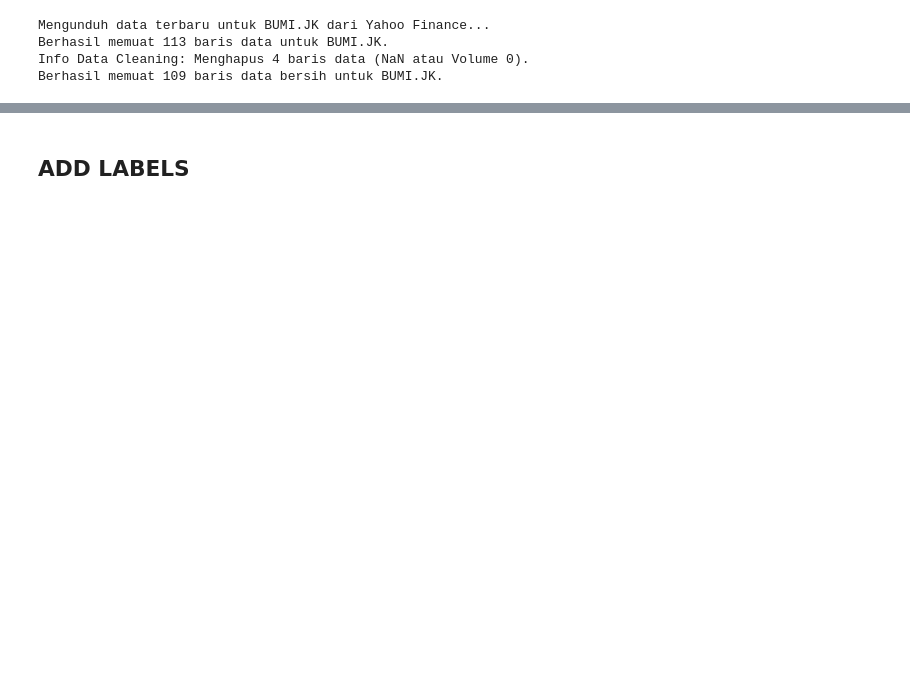
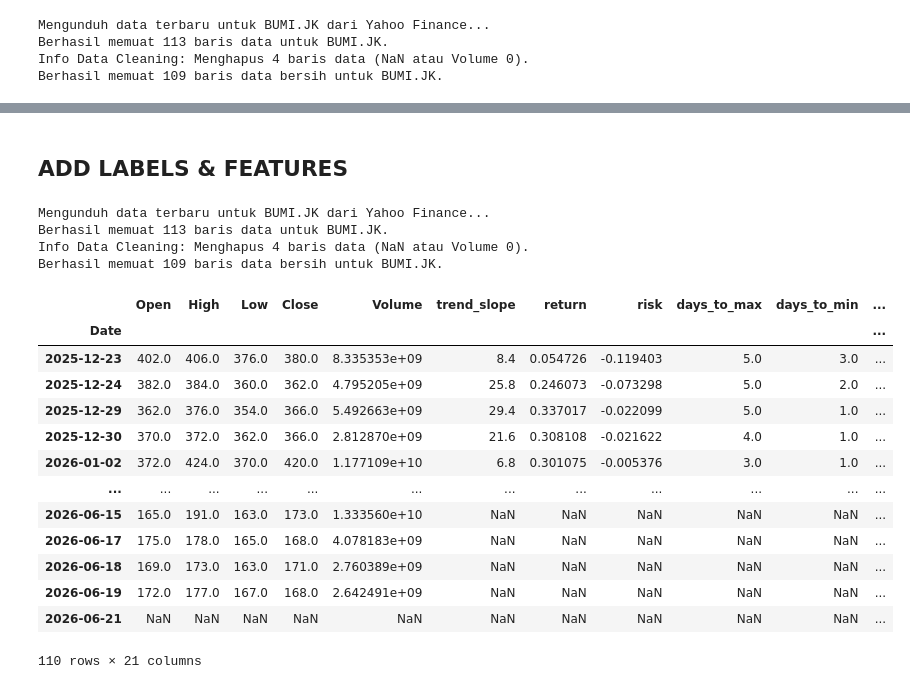
Before and after one commit to adilagagagah/stock-forecasting, a Jupyter notebook: notebook/main.ipynb, the cells around one changed output, grey strips where cells are left out. Drawn from its saved outputs; the diff is of its cells as text; code cells hidden in the pictures; blank space fills up the shorter version.

Commit message:
add today index in imported data; create modular dataframe labeling; add additional_information function; shift forward feature; update detect_support_resistance function

```diff
--- a/notebook/main.ipynb
+++ b/notebook/main.ipynb
@@ -77,4 +77,30 @@ Menghasilkan grafik candlestick untuk BUMI...
 # else:
 #     print("KEPUTUSAN SISTEM: BLOKIR TRANSAKSI! Jarak ke resisten terlalu sempit, batalkan emosi Anda.")
 # %% [markdown]
-## ADD LABELS
+## ADD LABELS & FEATURES
+# %%
+HORIZON = 5
+
+df_bumi = load_stock_data(ticker="BUMI.JK", start_date=enam_bulan_lalu, end_date=hari_ini)
+df_bumi = create_labels(df_bumi, HORIZON)
+df_bumi = create_features(df_bumi)
+df_bumi
+# %% [output]
+Mengunduh data terbaru untuk BUMI.JK dari Yahoo Finance...
+Berhasil memuat 113 baris data untuk BUMI.JK.
+Info Data Cleaning: Menghapus 4 baris data (NaN atau Volume 0).
+Berhasil memuat 109 baris data bersih untuk BUMI.JK.
+|  | Open | High | Low | Close | Volume | trend_slope | return | risk | days_to_max | days_to_min | ... |
+| Date |  |  |  |  |  |  |  |  |  |  | ... |
+| 2025-12-23 | 402.0 | 406.0 | 376.0 | 380.0 | 8.335353e+09 | 8.4 | 0.054726 | -0.119403 | 5.0 | 3.0 | ... |
+| 2025-12-24 | 382.0 | 384.0 | 360.0 | 362.0 | 4.795205e+09 | 25.8 | 0.246073 | -0.073298 | 5.0 | 2.0 | ... |
+| 2025-12-29 | 362.0 | 376.0 | 354.0 | 366.0 | 5.492663e+09 | 29.4 | 0.337017 | -0.022099 | 5.0 | 1.0 | ... |
+| 2025-12-30 | 370.0 | 372.0 | 362.0 | 366.0 | 2.812870e+09 | 21.6 | 0.308108 | -0.021622 | 4.0 | 1.0 | ... |
+| 2026-01-02 | 372.0 | 424.0 | 370.0 | 420.0 | 1.177109e+10 | 6.8 | 0.301075 | -0.005376 | 3.0 | 1.0 | ... |
+| ... | ... | ... | ... | ... | ... | ... | ... | ... | ... | ... | ... |
+| 2026-06-15 | 165.0 | 191.0 | 163.0 | 173.0 | 1.333560e+10 | NaN | NaN | NaN | NaN | NaN | ... |
+| 2026-06-17 | 175.0 | 178.0 | 165.0 | 168.0 | 4.078183e+09 | NaN | NaN | NaN | NaN | NaN | ... |
+| 2026-06-18 | 169.0 | 173.0 | 163.0 | 171.0 | 2.760389e+09 | NaN | NaN | NaN | NaN | NaN | ... |
+| 2026-06-19 | 172.0 | 177.0 | 167.0 | 168.0 | 2.642491e+09 | NaN | NaN | NaN | NaN | NaN | ... |
+| 2026-06-21 | NaN | NaN | NaN | NaN | NaN | NaN | NaN | NaN | NaN | NaN | ... |
+110 rows × 21 columns
```
Also changed, not shown: parts of 8 cells of this notebook, 3 other files.
